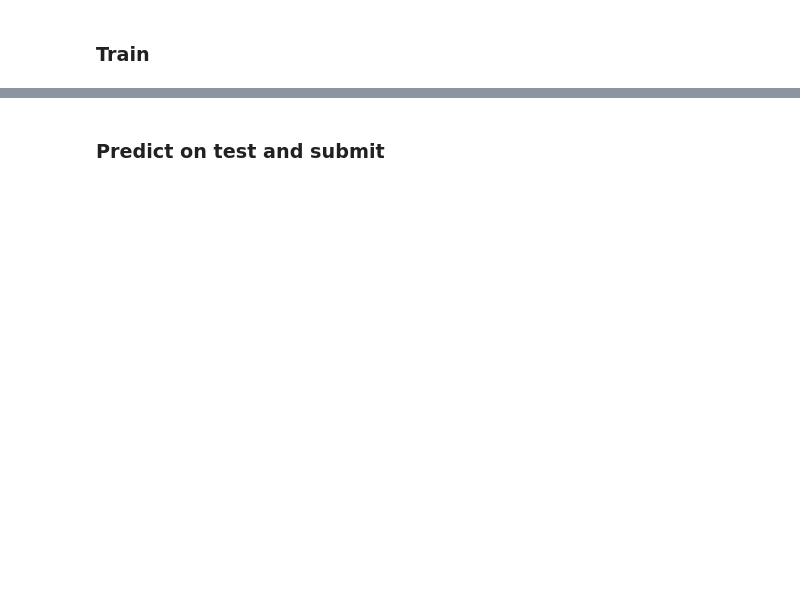
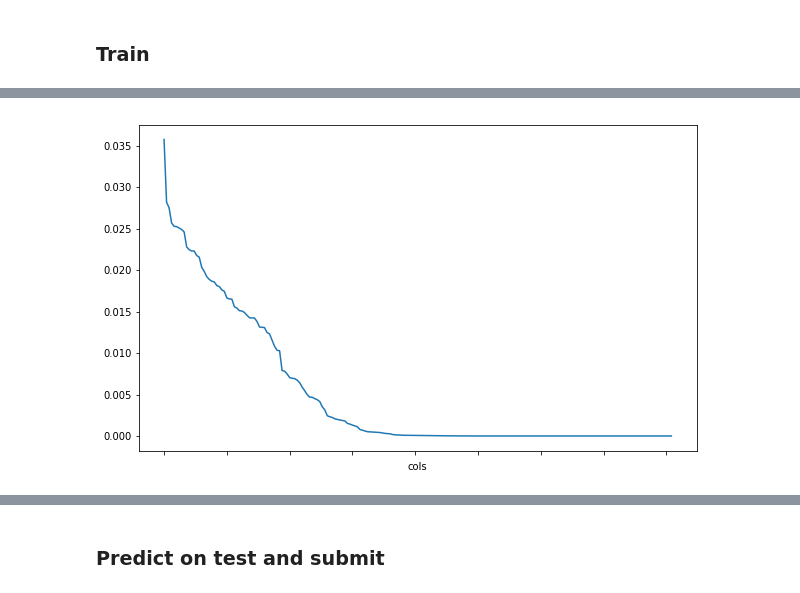
Before and after one commit to ademyanchuk/mlBootCamp2018, a Jupyter notebook: features-tables.ipynb, the cells around one changed output, grey strips where cells are left out. Drawn from its saved outputs; the diff is of its cells as text; code cells hidden in the pictures; blank space fills up the shorter version.

```diff
--- a/features-tables.ipynb
+++ b/features-tables.ipynb
@@ -223,7 +184,8 @@ def print_score(m):
     if hasattr(m, 'oob_score_'): res.append(m.oob_score_)
     print(res)
 # %%
-m = RandomForestClassifier(n_jobs=-1, n_estimators=100, min_samples_leaf=12, max_features=0.1, random_state=111)
+m = RandomForestClassifier(n_jobs=-1, n_estimators=100, min_samples_leaf=3, max_features=0.8,
+                           random_state=111, oob_score=True)
 m.fit(X_train, y_train)
 print_score(m)
 # %% [output]
@@ -230,0 +193,4 @@ print_score(m)
+# %%
+m = lgb.LGBMClassifier(random_state=111)
+m.fit(X_train, y_train)
+print_score(m)
@@ -230,0 +201,2 @@ print_score(m)
+# %%
+fi = rf_feat_importance(m, df)
@@ -230,0 +217,4 @@ print_score(m)
+# %%
+fi.plot('cols', 'imp', figsize=(10,6), legend=False);
+# %% [output]
+[figure, added]
```
Also changed, not shown: parts of 29 cells of this notebook, 1 other file.
